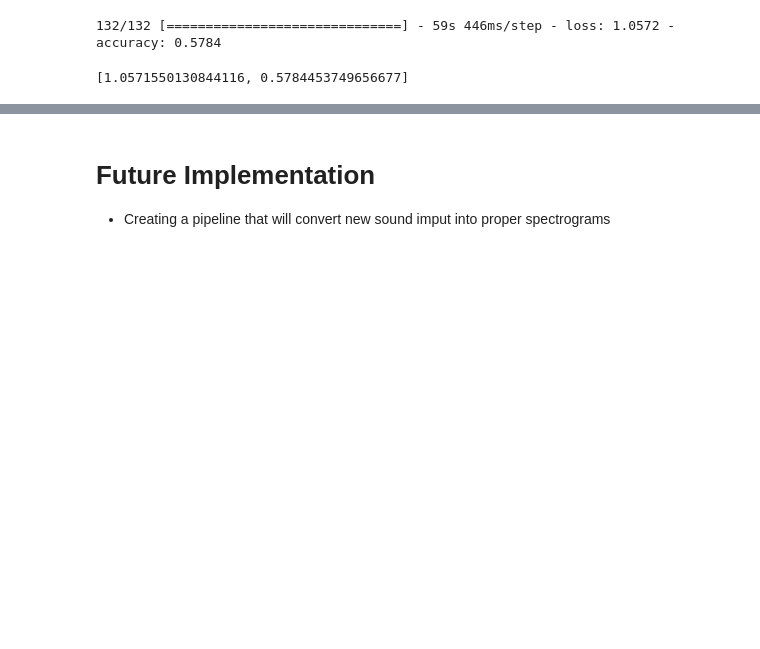
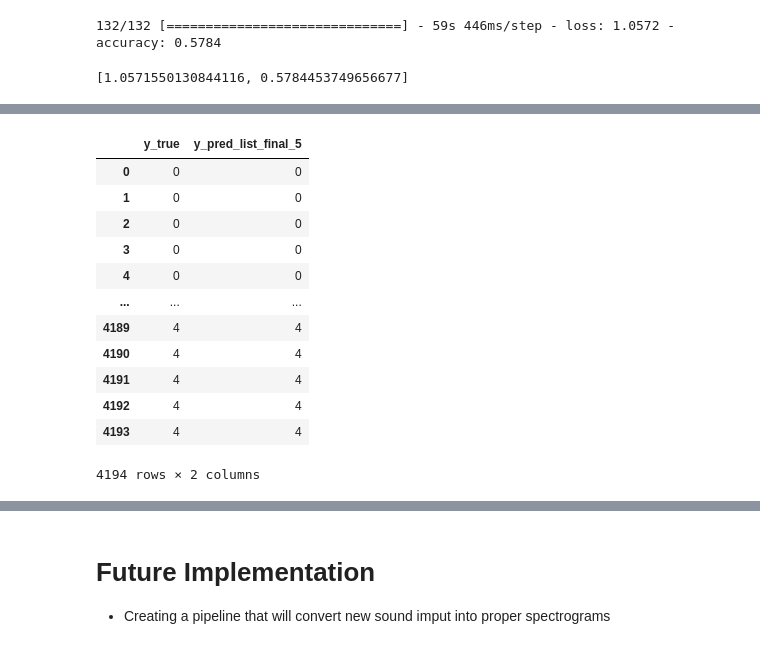
Before and after one commit to njw27/Speech_Emotion_Recognition_SER, a Jupyter notebook: EDA_notebook.ipynb, the cells around one changed output, grey strips where cells are left out. Drawn from its saved outputs; the diff is of its cells as text; code cells hidden in the pictures; blank space fills up the shorter version.

```diff
--- a/EDA_notebook.ipynb
+++ b/EDA_notebook.ipynb
@@ -1499,0 +1593,28 @@ cm
+# %%
+y_pred_final_5 = (model_final_5.predict(test_data))
+y_true = test_data.classes
+
+
+y_pred_list_final_5 = []
+
+for i in y_pred_final_5:
+  y_pred_list_final_5.append(i.argmax())
+
+
+
+y_df_final_5 = pd.DataFrame({"y_true": y_true, "y_pred_list_final_5":y_pred_list_final_5})
+y_df_final_5
+# %% [output]
+|  | y_true | y_pred_list_final_5 |
+| 0 | 0 | 0 |
+| 1 | 0 | 0 |
+| 2 | 0 | 0 |
+| 3 | 0 | 0 |
+| 4 | 0 | 0 |
+| ... | ... | ... |
+| 4189 | 4 | 4 |
+| 4190 | 4 | 4 |
+| 4191 | 4 | 4 |
+| 4192 | 4 | 4 |
+| 4193 | 4 | 4 |
+4194 rows × 2 columns
```
Also changed, not shown: parts of 43 cells of this notebook.
